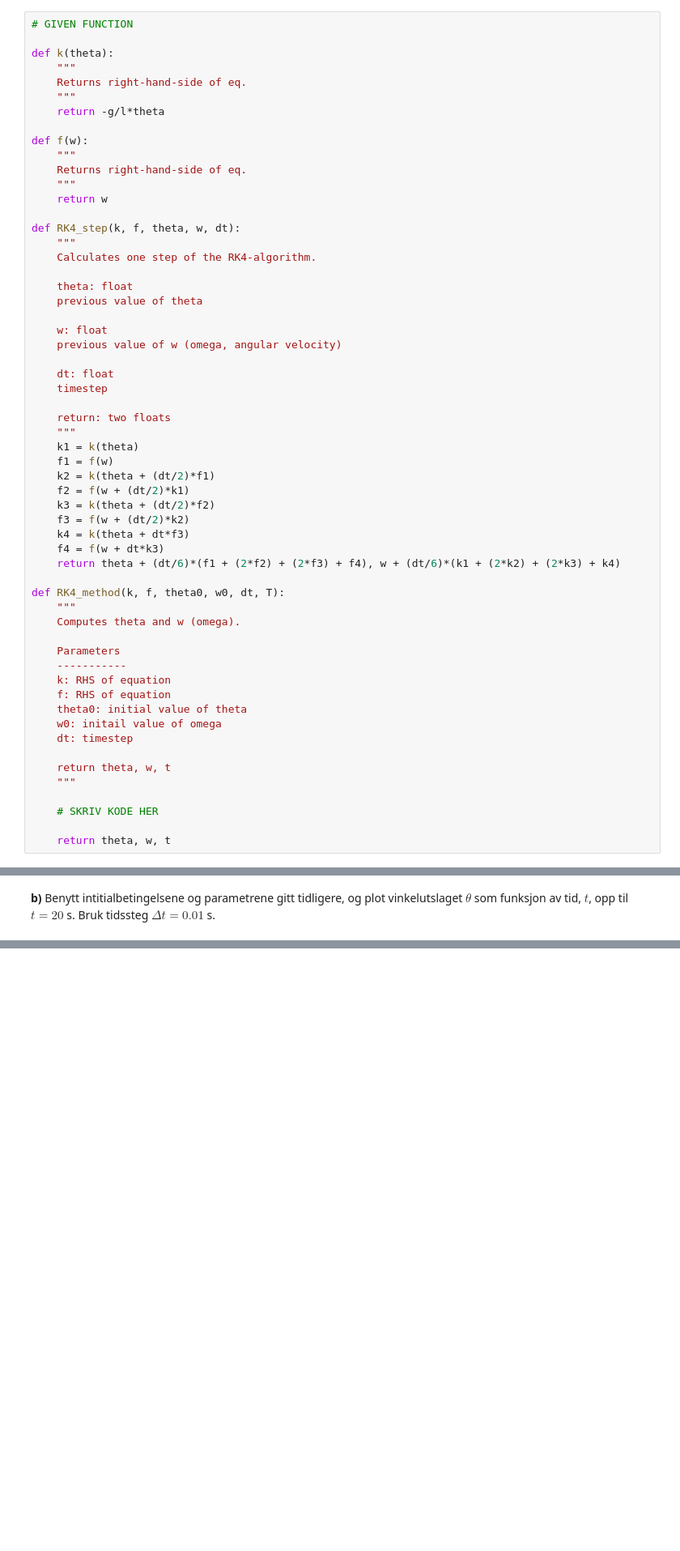
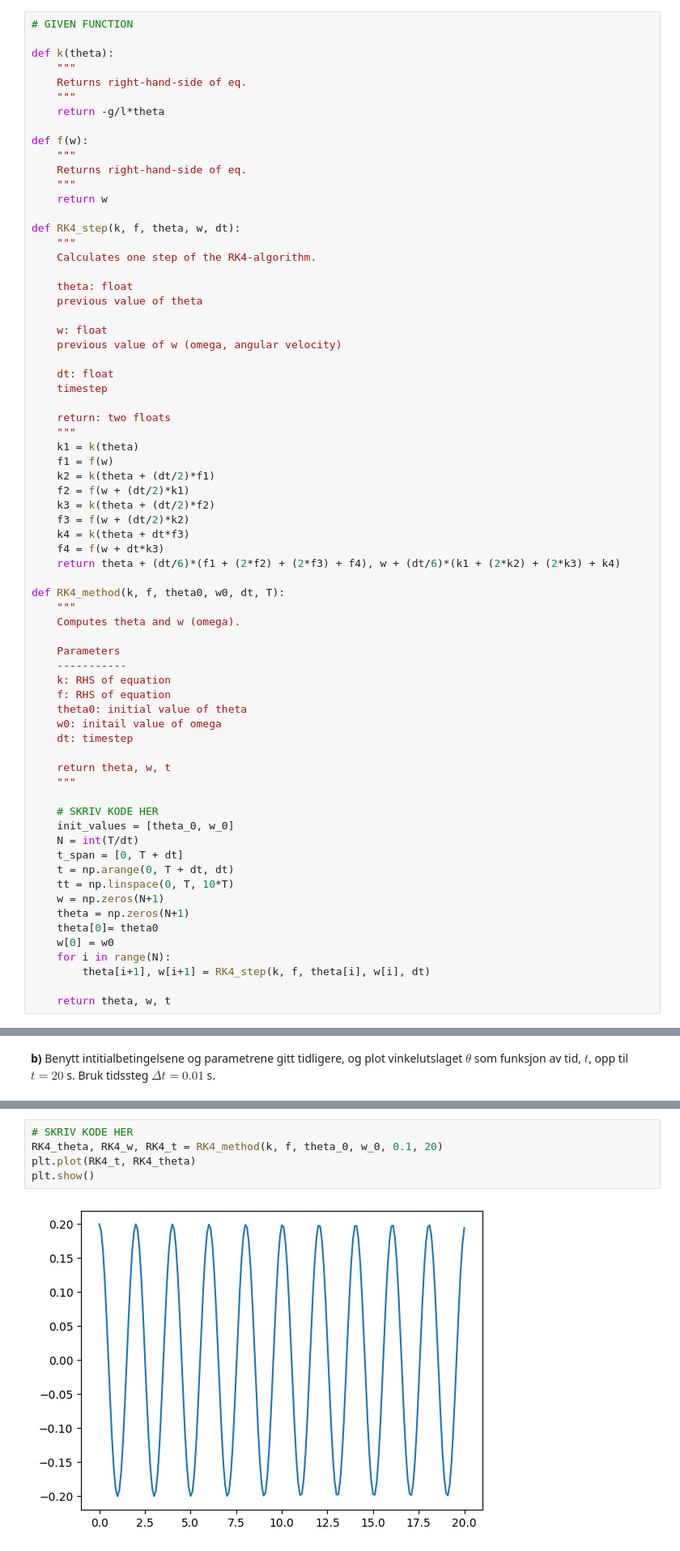
Before and after one commit to villi02/TFY4163-Bolgefysikk-og-fluidmekanikk, a Jupyter notebook: Oving3.ipynb, the cells around one changed output, grey strips where cells are left out. Shown at 81% size. Drawn from its saved outputs; the diff is of its cells as text; blank space fills up the shorter version.

```diff
--- a/Oving3.ipynb
+++ b/Oving3.ipynb
@@ -165,5 +181,16 @@ def RK4_method(k, f, theta0, w0, dt, T):
     """
 
     # SKRIV KODE HER
+    init_values = [theta_0, w_0]
+    N = int(T/dt)
+    t_span = [0, T + dt]
+    t = np.arange(0, T + dt, dt)
+    tt = np.linspace(0, T, 10*T)
+    w = np.zeros(N+1)
+    theta = np.zeros(N+1)
+    theta[0]= theta0
+    w[0] = w0
+    for i in range(N):
+        theta[i+1], w[i+1] = RK4_step(k, f, theta[i], w[i], dt)
 
     return theta, w, t
@@ -174,3 +202,10 @@ def RK4_method(k, f, theta0, w0, dt, T):
+# %%
+# SKRIV KODE HER
+RK4_theta, RK4_w, RK4_t = RK4_method(k, f, theta_0, w_0, 0.1, 20)
+plt.plot(RK4_t, RK4_theta)
+plt.show()
+# %% [output]
+[figure, added]
 # %% [markdown]
 **c)** Den totale energien til den enkle harmoniske pendelen er gitt ved (se programmeringsøving 1)
 
```
Also changed, not shown: parts of 5 cells of this notebook.
